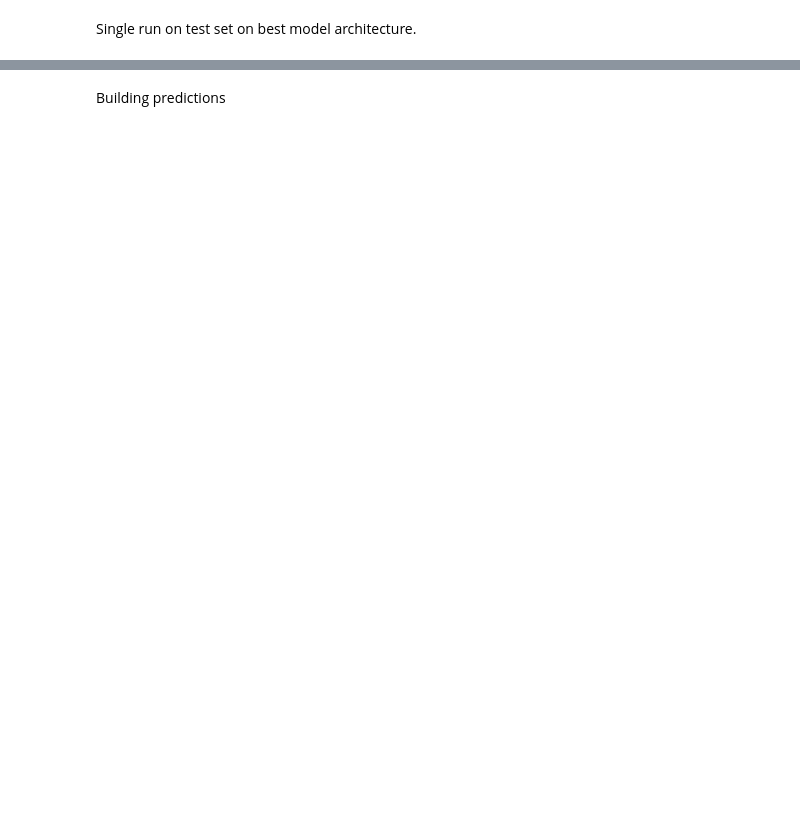
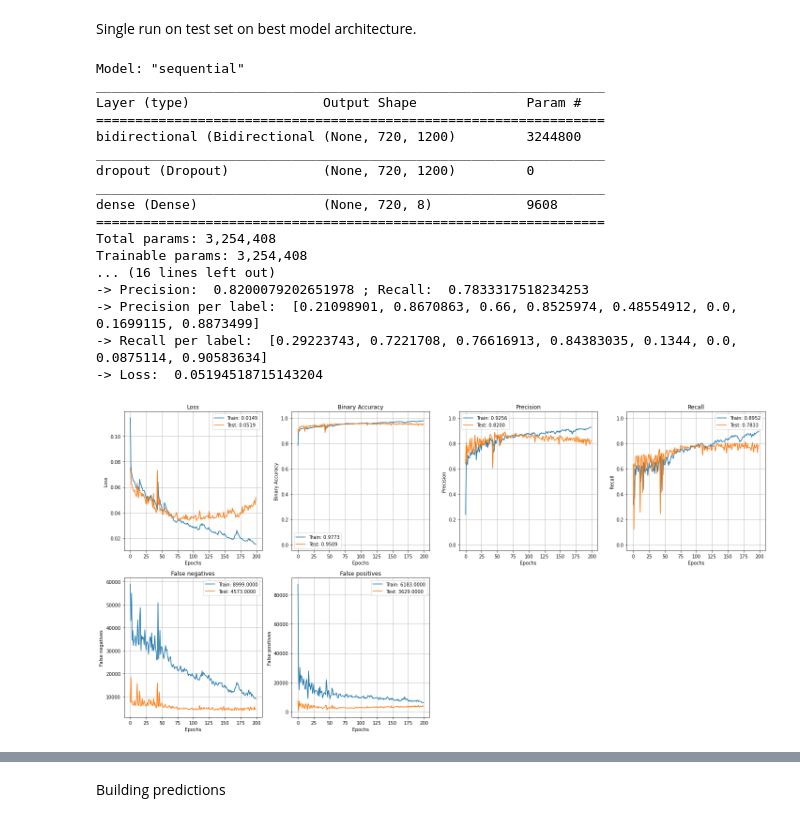
Before and after one commit to PhiCtl/Fireflies, a Jupyter notebook: CrossvalidationLSTM.ipynb, the cells around one changed output, grey strips where cells are left out. Saved outputs shown, nothing was run; the diff lists cells and outputs as text; code cells hidden in the pictures; blank space fills up the shorter version.

```diff
--- a/CrossvalidationLSTM.ipynb
+++ b/CrossvalidationLSTM.ipynb
@@ -677,4 +692,23 @@ array([[70.27552128, 34.73670483,  3.84895726],
 # %% [markdown]
 Single run on test set on best model architecture.
 # %%
-hist, loss, accuracy, wf1, wf1_, mf1, F1_tab, Ptab, Rtab = evaluate_model(X_tr, Y_tr, test[0], test[1], m_type = 1, nodes_nb = 600, drop = 0.1, epochs = 200, verbose = 1, plot = 1, single_run = 1)
+hist, loss, accuracy, wf1, wf1_, mf1, F1_tab, Ptab, Rtab = evaluate_model(X_tr, Y_tr, test[0], test[1], model_type = 1, nodes_nb = 600, drop = 0.1, epochs = 200, verbose = 1, plot = 1, single_run = 1)
+# %% [output]
+Model: "sequential"
+_________________________________________________________________
+Layer (type)                 Output Shape              Param #
+=================================================================
+bidirectional (Bidirectional (None, 720, 1200)         3244800
+_________________________________________________________________
+dropout (Dropout)            (None, 720, 1200)         0
+_________________________________________________________________
+dense (Dense)                (None, 720, 8)            9608
+=================================================================
+Total params: 3,254,408
+Trainable params: 3,254,408
+... (16 lines left out)
+-> Precision:  0.8200079202651978 ; Recall:  0.7833317518234253
+-> Precision per label:  [0.21098901, 0.8670863, 0.66, 0.8525974, 0.48554912, 0.0, 0.1699115, 0.8873499]
+-> Recall per label:  [0.29223743, 0.7221708, 0.76616913, 0.84383035, 0.1344, 0.0, 0.0875114, 0.90583634]
+-> Loss:  0.05194518715143204
+[figure, added]
```
Also changed, not shown: parts of 8 cells of this notebook, 2 other files.
